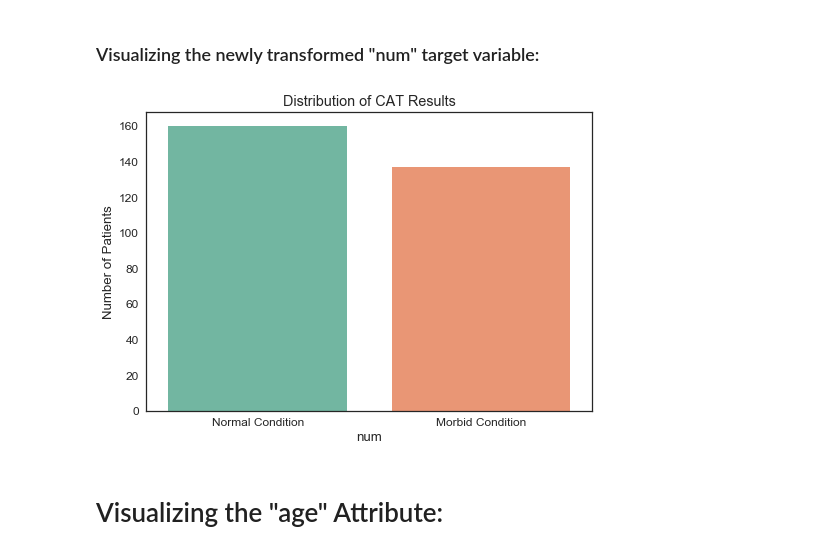
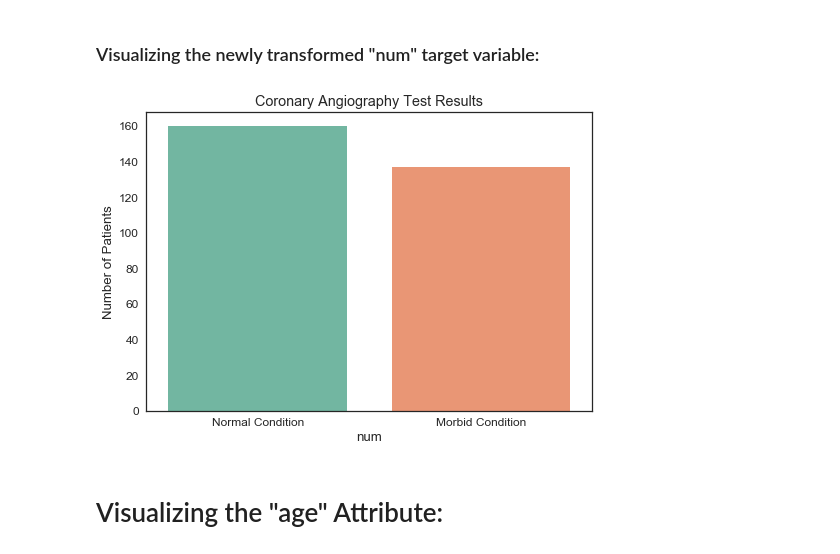
Before and after one commit to Salma-Bouzid/Data-Analytics, a Jupyter notebook: Exploring and Visualizing the Cleaveland's Foundation's Heart Disease Dataset.ipynb, the cells around one changed output. Drawn from its saved outputs; the diff is of its cells as text; code cells hidden in the pictures.

```diff
--- a/Exploring and Visualizing the Cleaveland's Foundation's Heart Disease Dataset.ipynb
+++ b/Exploring and Visualizing the Cleaveland's Foundation's Heart Disease Dataset.ipynb
@@ -187,13 +187,14 @@ data["num"].replace(to_replace=[1,2,3,4],value=1,inplace=True)
 ### Visualizing the newly transformed "num" target variable:
 # %%
 fig = sns.countplot(x="num", data=data, palette="Set2")
-_ = fig.set_title('Distribution of CAT Results')
+_ = fig.set_title('Coronary Angiography Test Results')
 labels = ["Normal Condition", "Morbid Condition"]
 _ = fig.set_xticklabels(labels, rotation='horizontal')
 
 _ = fig.set_ylabel('Number of Patients')
+plt.savefig("num2")
 # %% [output]
-[figure, old version]
+[figure, new version]
 # %% [markdown]
 # Visualizing the "age"  Attribute:
 # %%
```
Also changed, not shown: parts of 4 cells of this notebook.
